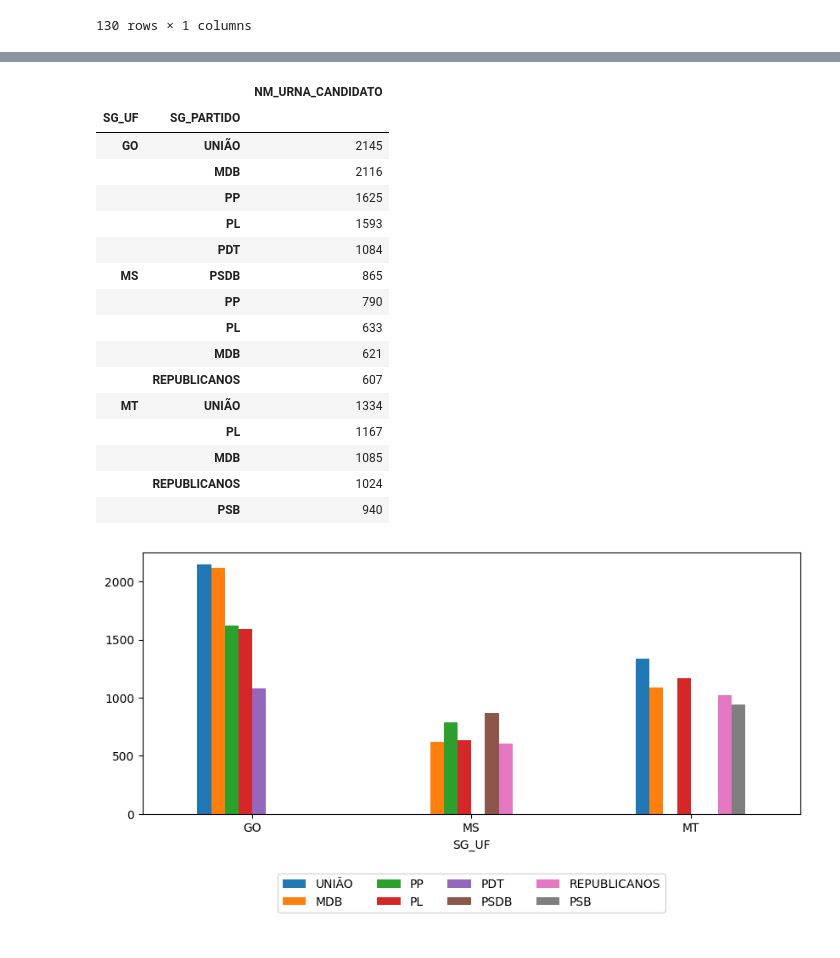
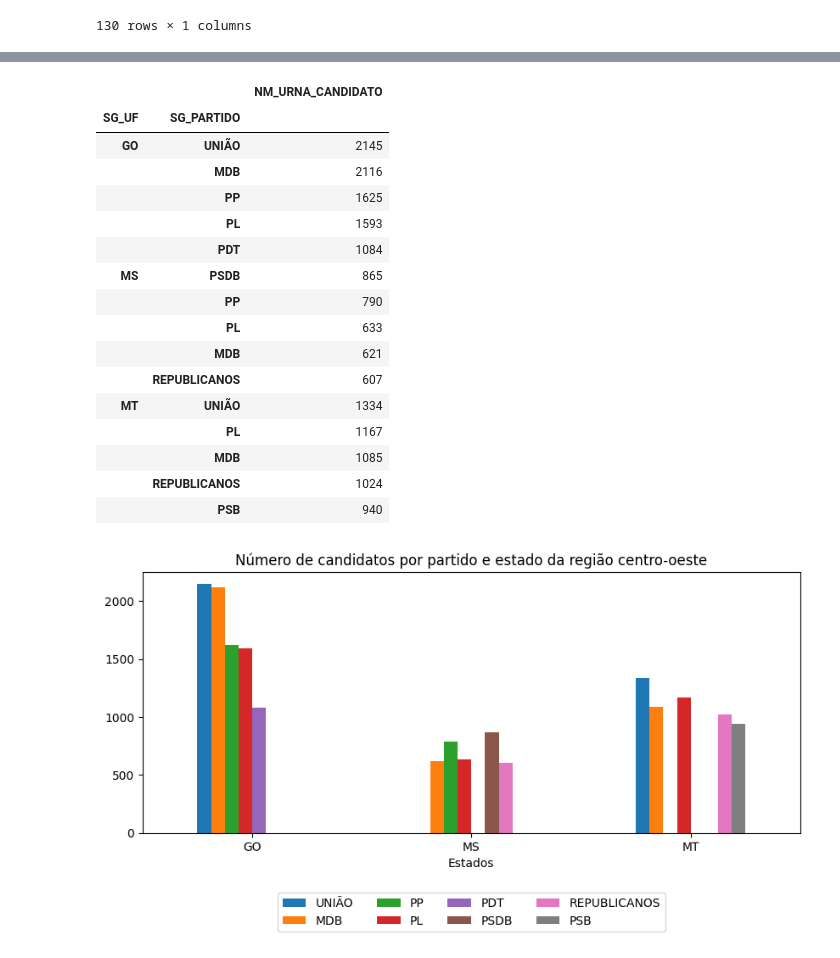
Before and after one commit to nfmmendes/eleicoes-2024-brasil, a Jupyter notebook: Eleições 2024.ipynb, the cells around one changed output, grey strips where cells are left out. Drawn from its saved outputs; the diff is of its cells as text; code cells hidden in the pictures.

```diff
--- a/Eleições 2024.ipynb
+++ b/Eleições 2024.ipynb
@@ -472,34 +476,36 @@ plt.show()
 # %%
 estados_centro_oeste = ["GO", "MT", "MS"]
 selected_rows = df_cand_vereador_por_uf_e_partido.index.get_level_values(0).isin(estados_centro_oeste)
 df_cand_vereador_centro_oeste_por_uf_e_partido = df_cand_vereador_por_uf_e_partido[selected_rows]
 display(df_cand_vereador_centro_oeste_por_uf_e_partido)
 
 df_unstacked = df_cand_vereador_centro_oeste_por_uf_e_partido.unstack()
 fig, ax = plt.subplots(figsize=(10, 4))
+ax.set_title("Número de candidatos por partido e estado da região centro-oeste")
 
 df_unstacked["NM_URNA_CANDIDATO"].plot(kind="bar", rot=True, ax=ax)
 ax.legend(loc='lower center', ncols=4, bbox_to_anchor=(0.5, -0.4))
+ax.set_xlabel("Estados")
 plt.show()
 # %% [output]
 |  |  | NM_URNA_CANDIDATO |
 | SG_UF | SG_PARTIDO |  |
 | GO | UNIÃO | 2145 |
 |  | MDB | 2116 |
 |  | PP | 1625 |
 |  | PL | 1593 |
 |  | PDT | 1084 |
 | MS | PSDB | 865 |
 |  | PP | 790 |
 |  | PL | 633 |
 |  | MDB | 621 |
 |  | REPUBLICANOS | 607 |
 | MT | UNIÃO | 1334 |
 |  | PL | 1167 |
 |  | MDB | 1085 |
 |  | REPUBLICANOS | 1024 |
 |  | PSB | 940 |
-[figure, old version]
+[figure, new version]
 # %%
 estados_nordeste = ["BA", "SE", "AL", "PB", "PE", "RN", "CE", "MA", "PI"]
 selected_rows = df_cand_vereador_por_uf_e_partido.index.get_level_values(0).isin(estados_nordeste)
```
Also changed, not shown: parts of 4 cells of this notebook.
